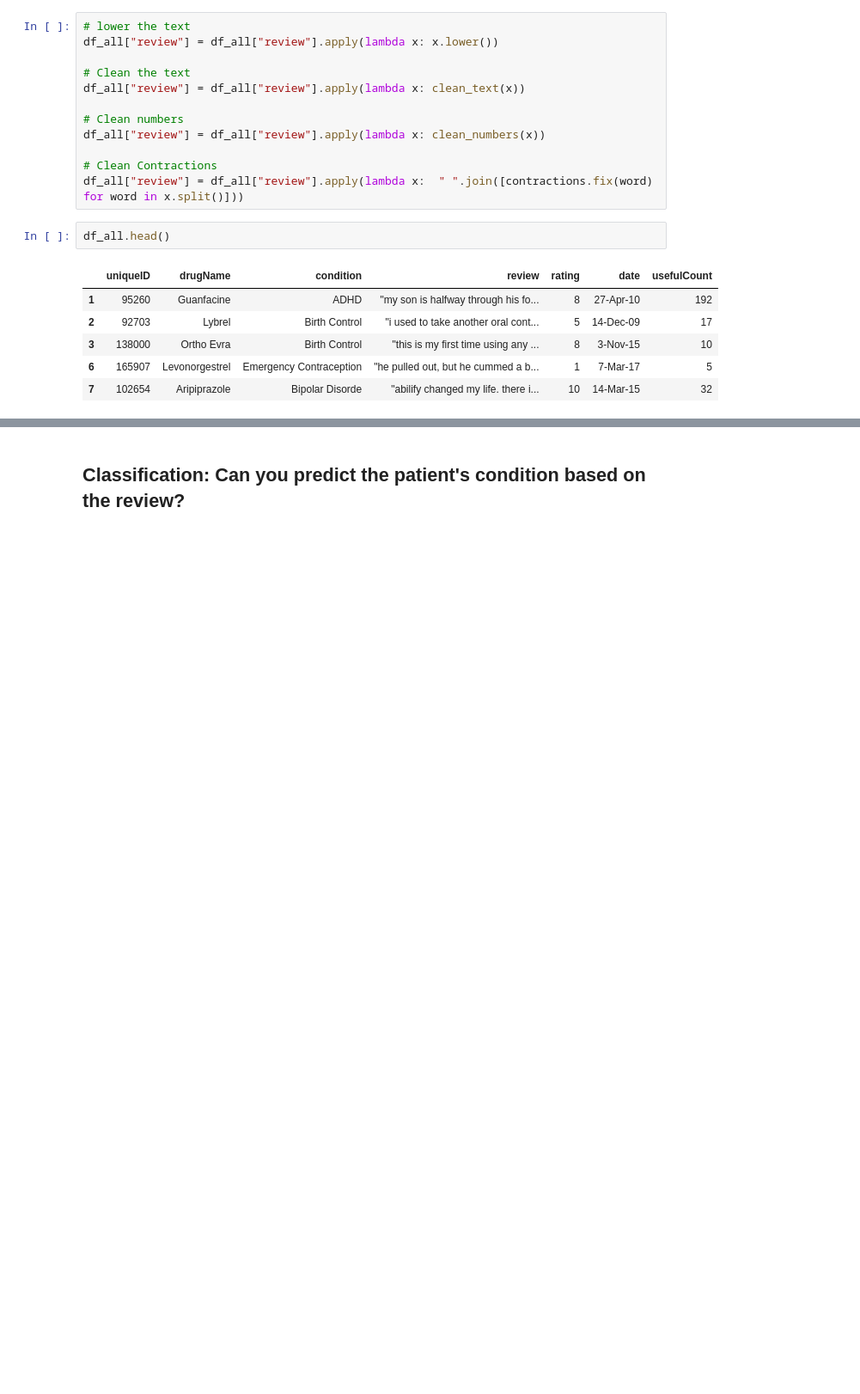
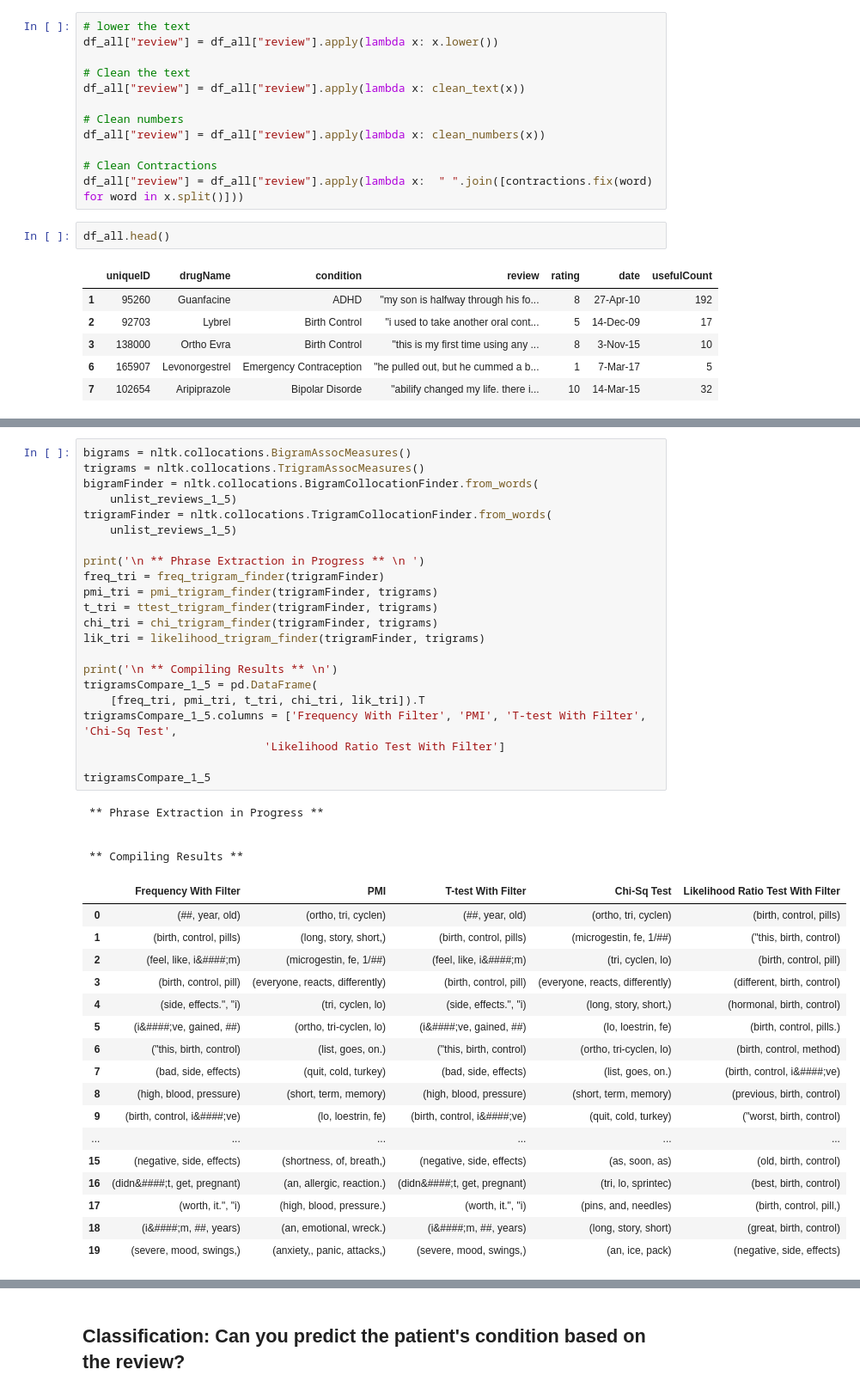
Before and after one commit to 99sbr/NLP-house, a Jupyter notebook: StarSpace/Star Space.ipynb, the cells around one changed output, grey strips where cells are left out. Shown: that part at 86% size. Saved outputs shown, nothing was run; the diff lists cells and outputs as text; blank space fills up the shorter version.

```diff
--- a/StarSpace/Star Space.ipynb
+++ b/StarSpace/Star Space.ipynb
@@ -155 +295,45 @@ df_all.head()
+# %%
+bigrams = nltk.collocations.BigramAssocMeasures()
+trigrams = nltk.collocations.TrigramAssocMeasures()
+bigramFinder = nltk.collocations.BigramCollocationFinder.from_words(
+    unlist_reviews_1_5)
+trigramFinder = nltk.collocations.TrigramCollocationFinder.from_words(
+    unlist_reviews_1_5)
+
+print('\n ** Phrase Extraction in Progress ** \n ')
+freq_tri = freq_trigram_finder(trigramFinder)
+pmi_tri = pmi_trigram_finder(trigramFinder, trigrams)
+t_tri = ttest_trigram_finder(trigramFinder, trigrams)
+chi_tri = chi_trigram_finder(trigramFinder, trigrams)
+lik_tri = likelihood_trigram_finder(trigramFinder, trigrams)
+
+print('\n ** Compiling Results ** \n')
+trigramsCompare_1_5 = pd.DataFrame(
+    [freq_tri, pmi_tri, t_tri, chi_tri, lik_tri]).T
+trigramsCompare_1_5.columns = ['Frequency With Filter', 'PMI', 'T-test With Filter', 'Chi-Sq Test',
+                           'Likelihood Ratio Test With Filter']
+
+trigramsCompare_1_5
+# %% [output]
+ ** Phrase Extraction in Progress **
+
+
+ ** Compiling Results **
+|  | Frequency With Filter | PMI | T-test With Filter | Chi-Sq Test | Likelihood Ratio Test With Filter |
+| 0 | (##, year, old) | (ortho, tri, cyclen) | (##, year, old) | (ortho, tri, cyclen) | (birth, control, pills) |
+| 1 | (birth, control, pills) | (long, story, short,) | (birth, control, pills) | (microgestin, fe, 1/##) | ("this, birth, control) |
+| 2 | (feel, like, i&####;m) | (microgestin, fe, 1/##) | (feel, like, i&####;m) | (tri, cyclen, lo) | (birth, control, pill) |
+| 3 | (birth, control, pill) | (everyone, reacts, differently) | (birth, control, pill) | (everyone, reacts, differently) | (different, birth, control) |
+| 4 | (side, effects.", "i) | (tri, cyclen, lo) | (side, effects.", "i) | (long, story, short,) | (hormonal, birth, control) |
+| 5 | (i&####;ve, gained, ##) | (ortho, tri-cyclen, lo) | (i&####;ve, gained, ##) | (lo, loestrin, fe) | (birth, control, pills.) |
+| 6 | ("this, birth, control) | (list, goes, on.) | ("this, birth, control) | (ortho, tri-cyclen, lo) | (birth, control, method) |
+| 7 | (bad, side, effects) | (quit, cold, turkey) | (bad, side, effects) | (list, goes, on.) | (birth, control, i&####;ve) |
+| 8 | (high, blood, pressure) | (short, term, memory) | (high, blood, pressure) | (short, term, memory) | (previous, birth, control) |
+| 9 | (birth, control, i&####;ve) | (lo, loestrin, fe) | (birth, control, i&####;ve) | (quit, cold, turkey) | ("worst, birth, control) |
+| ... | ... | ... | ... | ... | ... |
+| 15 | (negative, side, effects) | (shortness, of, breath,) | (negative, side, effects) | (as, soon, as) | (old, birth, control) |
+| 16 | (didn&####;t, get, pregnant) | (an, allergic, reaction.) | (didn&####;t, get, pregnant) | (tri, lo, sprintec) | (best, birth, control) |
+| 17 | (worth, it.", "i) | (high, blood, pressure.) | (worth, it.", "i) | (pins, and, needles) | (birth, control, pill,) |
+| 18 | (i&####;m, ##, years) | (an, emotional, wreck.) | (i&####;m, ##, years) | (long, story, short) | (great, birth, control) |
+| 19 | (severe, mood, swings,) | (anxiety,, panic, attacks,) | (severe, mood, swings,) | (an, ice, pack) | (negative, side, effects) |
 # %%
```
Also changed, not shown: parts of 21 cells of this notebook, 17 other files.
